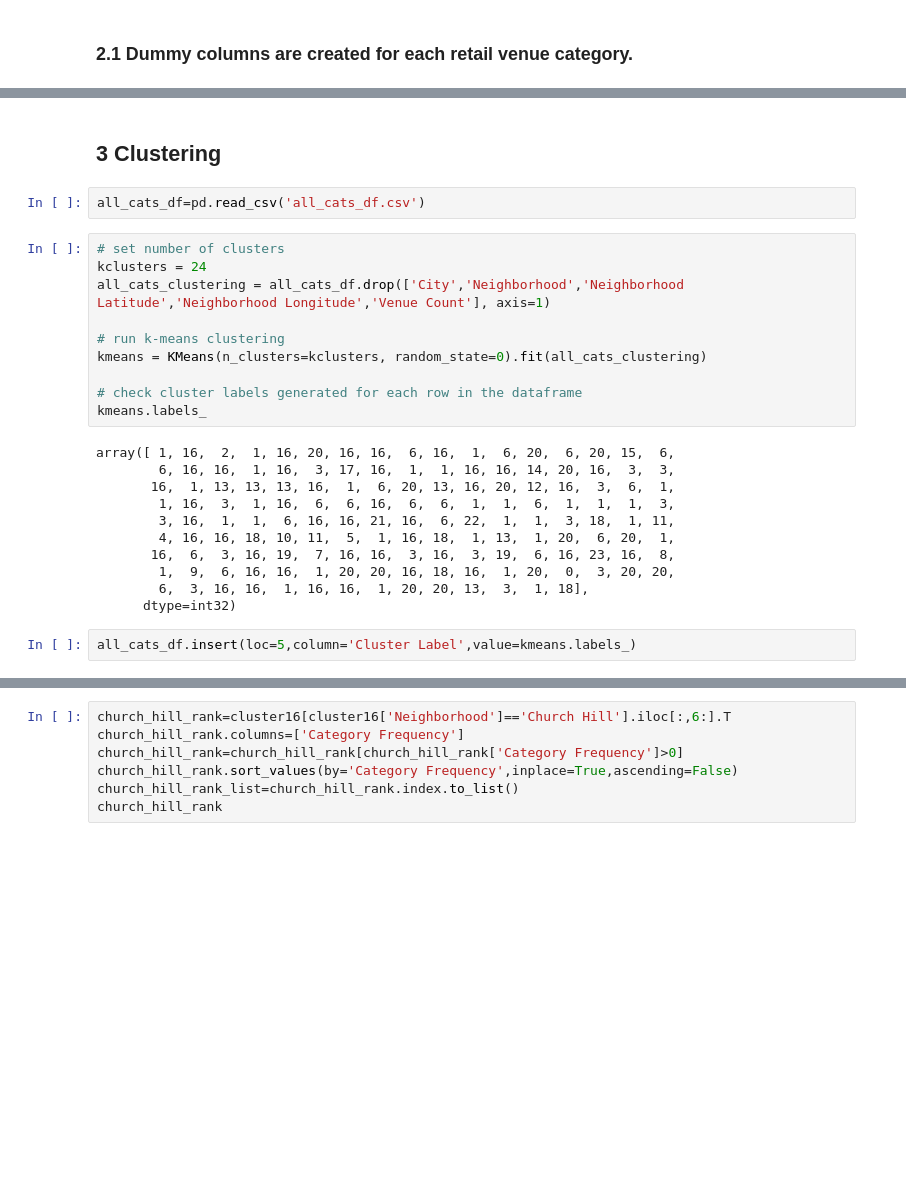
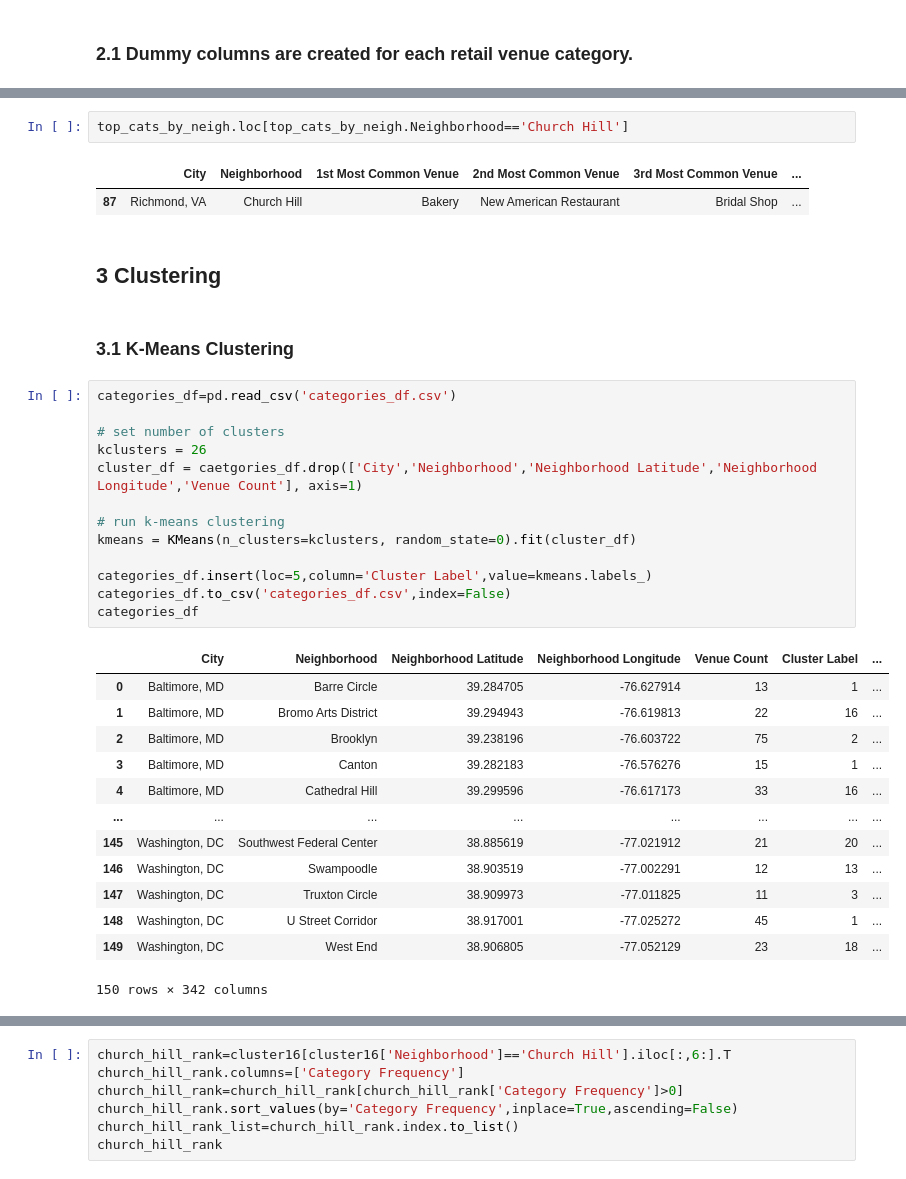
Before and after one commit to mphill82/Coursera_Capstone, a Jupyter notebook: Retail_Inference_notebook.ipynb, the cells around one changed output, grey strips where cells are left out. Saved outputs shown, nothing was run; the diff lists cells and outputs as text; blank space fills up the shorter version.

```diff
--- a/Retail_Inference_notebook.ipynb
+++ b/Retail_Inference_notebook.ipynb
@@ -639,27 +598,36 @@ all_cats_df.to_csv('all_cats_df.csv',index=False)
+# %%
+top_cats_by_neigh.loc[top_cats_by_neigh.Neighborhood=='Church Hill']
+# %% [output]
+|  | City | Neighborhood | 1st Most Common Venue | 2nd Most Common Venue | 3rd Most Common Venue | ... |
+| 87 | Richmond, VA | Church Hill | Bakery | New American Restaurant | Bridal Shop | ... |
 # %% [markdown]
 ## 3 Clustering
-# %%
-all_cats_df=pd.read_csv('all_cats_df.csv')
+# %% [markdown]
+### 3.1 K-Means Clustering
 # %%
+categories_df=pd.read_csv('categories_df.csv')
+
 # set number of clusters
-kclusters = 24
-all_cats_clustering = all_cats_df.drop(['City','Neighborhood','Neighborhood Latitude','Neighborhood Longitude','Venue Count'], axis=1)
+kclusters = 26
+cluster_df = caetgories_df.drop(['City','Neighborhood','Neighborhood Latitude','Neighborhood Longitude','Venue Count'], axis=1)
 
 # run k-means clustering
-kmeans = KMeans(n_clusters=kclusters, random_state=0).fit(all_cats_clustering)
+kmeans = KMeans(n_clusters=kclusters, random_state=0).fit(cluster_df)
 
-# check cluster labels generated for each row in the dataframe
-kmeans.labels_
+categories_df.insert(loc=5,column='Cluster Label',value=kmeans.labels_)
+categories_df.to_csv('categories_df.csv',index=False)
+categories_df
 # %% [output]
+|  | City | Neighborhood | Neighborhood Latitude | Neighborhood Longitude | Venue Count | Cluster Label | ... |
+| 0 | Baltimore, MD | Barre Circle | 39.284705 | -76.627914 | 13 | 1 | ... |
+| 1 | Baltimore, MD | Bromo Arts District | 39.294943 | -76.619813 | 22 | 16 | ... |
+| 2 | Baltimore, MD | Brooklyn | 39.238196 | -76.603722 | 75 | 2 | ... |
+| 3 | Baltimore, MD | Canton | 39.282183 | -76.576276 | 15 | 1 | ... |
+| 4 | Baltimore, MD | Cathedral Hill | 39.299596 | -76.617173 | 33 | 16 | ... |
+| ... | ... | ... | ... | ... | ... | ... | ... |
+| 145 | Washington, DC | Southwest Federal Center | 38.885619 | -77.021912 | 21 | 20 | ... |
+| 146 | Washington, DC | Swampoodle | 38.903519 | -77.002291 | 12 | 13 | ... |
+| 147 | Washington, DC | Truxton Circle | 38.909973 | -77.011825 | 11 | 3 | ... |
+| 148 | Washington, DC | U Street Corridor | 38.917001 | -77.025272 | 45 | 1 | ... |
+| 149 | Washington, DC | West End | 38.906805 | -77.052129 | 23 | 18 | ... |
-array([ 1, 16,  2,  1, 16, 20, 16, 16,  6, 16,  1,  6, 20,  6, 20, 15,  6,
-        6, 16, 16,  1, 16,  3, 17, 16,  1,  1, 16, 16, 14, 20, 16,  3,  3,
-       16,  1, 13, 13, 13, 16,  1,  6, 20, 13, 16, 20, 12, 16,  3,  6,  1,
-        1, 16,  3,  1, 16,  6,  6, 16,  6,  6,  1,  1,  6,  1,  1,  1,  3,
-        3, 16,  1,  1,  6, 16, 16, 21, 16,  6, 22,  1,  1,  3, 18,  1, 11,
-        4, 16, 16, 18, 10, 11,  5,  1, 16, 18,  1, 13,  1, 20,  6, 20,  1,
-       16,  6,  3, 16, 19,  7, 16, 16,  3, 16,  3, 19,  6, 16, 23, 16,  8,
-        1,  9,  6, 16, 16,  1, 20, 20, 16, 18, 16,  1, 20,  0,  3, 20, 20,
-        6,  3, 16, 16,  1, 16, 16,  1, 20, 20, 13,  3,  1, 18],
-      dtype=int32)
+150 rows × 342 columns
-# %%
-all_cats_df.insert(loc=5,column='Cluster Label',value=kmeans.labels_)
```
Also changed, not shown: parts of 52 cells of this notebook, 23 other files.
